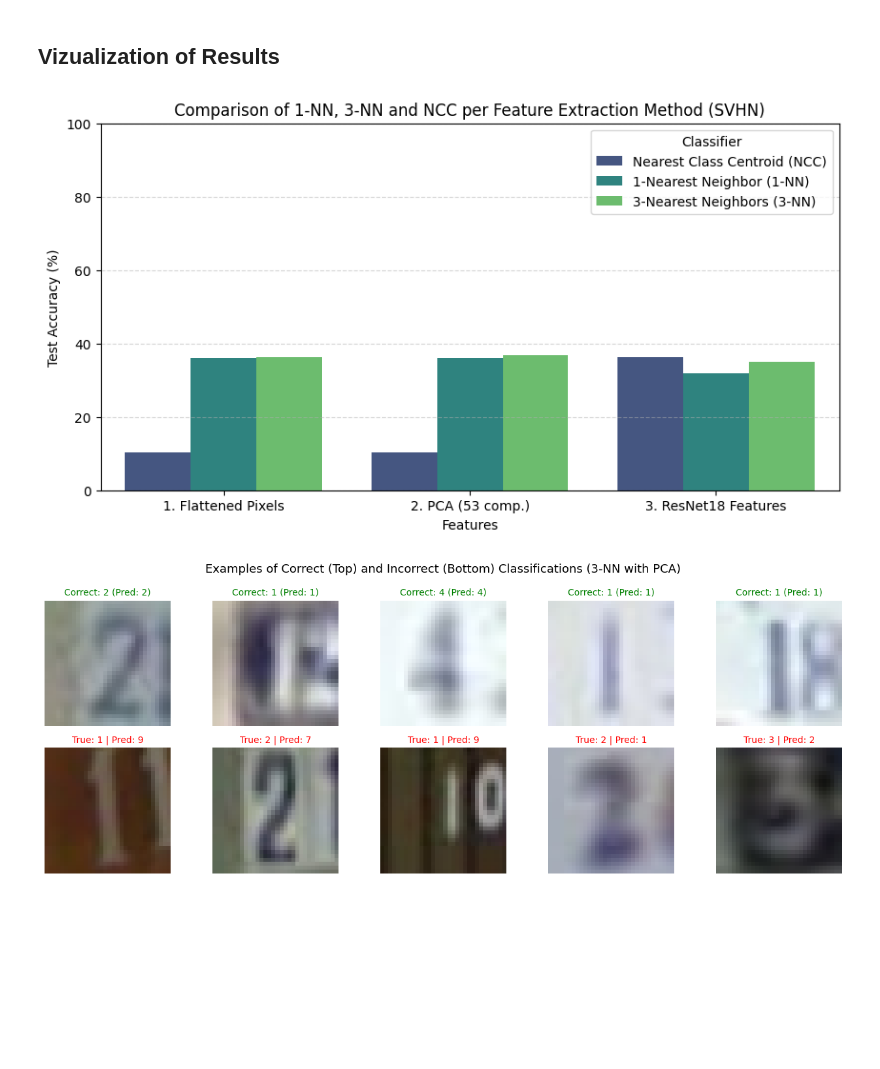
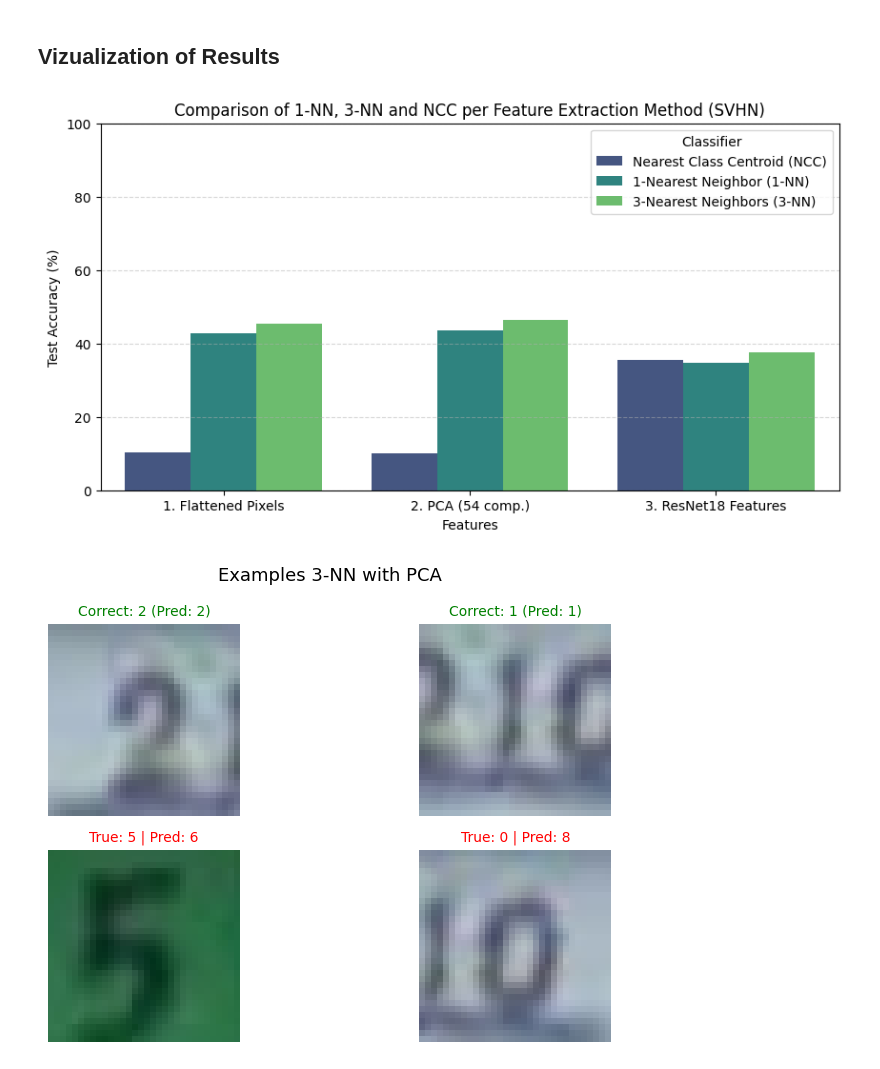
Before and after one commit to DhmhtrhsPakakis/Neural_Networks_Fundamentals, a Jupyter notebook: notebooks/baselines_inference.ipynb, the cells around one changed output. Cells and saved outputs as stored; diff of their text form; code cells hidden in the pictures; blank space fills up the shorter version.

```diff
--- a/notebooks/baselines_inference.ipynb
+++ b/notebooks/baselines_inference.ipynb
@@ -17,6 +17,9 @@ from features import extract_flattened, extract_pca, extract_resnet_embeddings
 from baselines import evaluate_baselines_on_features
 
 
-X_train, y_train, X_test, y_test = load_svhn_data(n_train=15000, n_test=3000)
+X_train, y_train, X_test, y_test = load_svhn_data()
+
+print(np.bincount(y_train))
+print(np.bincount(y_test))
 # %% [output]
 Loading SVHN Dataset
@@ -112,33 +116,33 @@ Nearest Class Centroid (NCC)   | Test Acc: 36.30% | Fit: 0.056s | Predict: 0.00s
 # %%
 # Barplot comparing Test Accuracy
 plt.figure(figsize=(10, 5))
 sns.barplot(
     data=df_baselines, x="Features", y="Test Accuracy (%)", hue="Classifier", palette="viridis"
 )
 plt.title("Comparison of 1-NN, 3-NN and NCC per Feature Extraction Method (SVHN)")
 plt.ylim(0, 100)
 plt.grid(axis='y', linestyle='--', alpha=0.5)
 plt.show()
 
 # Display 5 Correct and 5 Incorrect Predictions (e.g., using 3-NN with PCA)
 y_pred_sample = preds_pca["3-Nearest Neighbors (3-NN)"]
-correct_idx = np.where(y_pred_sample == y_test)[0][:5]
-wrong_idx = np.where(y_pred_sample != y_test)[0][:5]
+correct_idx = np.where(y_pred_sample == y_test)[0][:2]
+wrong_idx = np.where(y_pred_sample != y_test)[0][:2]
 
-fig, axes = plt.subplots(2, 5, figsize=(13, 5))
+fig, axes = plt.subplots(2, 2, figsize=(9, 5))
 for i, idx in enumerate(correct_idx):
     axes[0, i].imshow(np.transpose(X_test[idx], (1, 2, 0)))
     axes[0, i].set_title(f"Correct: {y_test[idx]} (Pred: {y_pred_sample[idx]})", color="green", fontsize=10)
     axes[0, i].axis("off")
 
 for i, idx in enumerate(wrong_idx):
     axes[1, i].imshow(np.transpose(X_test[idx], (1, 2, 0)))
     axes[1, i].set_title(f"True: {y_test[idx]} | Pred: {y_pred_sample[idx]}", color="red", fontsize=10)
     axes[1, i].axis("off")
 
-plt.suptitle("Examples of Correct (Top) and Incorrect (Bottom) Classifications (3-NN with PCA)", fontsize=13)
+plt.suptitle("Examples 3-NN with PCA", fontsize=13)
 plt.tight_layout()
 plt.show()
 # %% [output]
-[figure, old version]
+[figure, new version]
-[figure, old version]
+[figure, new version]
```
Also changed, not shown: parts of 4 cells of this notebook.
